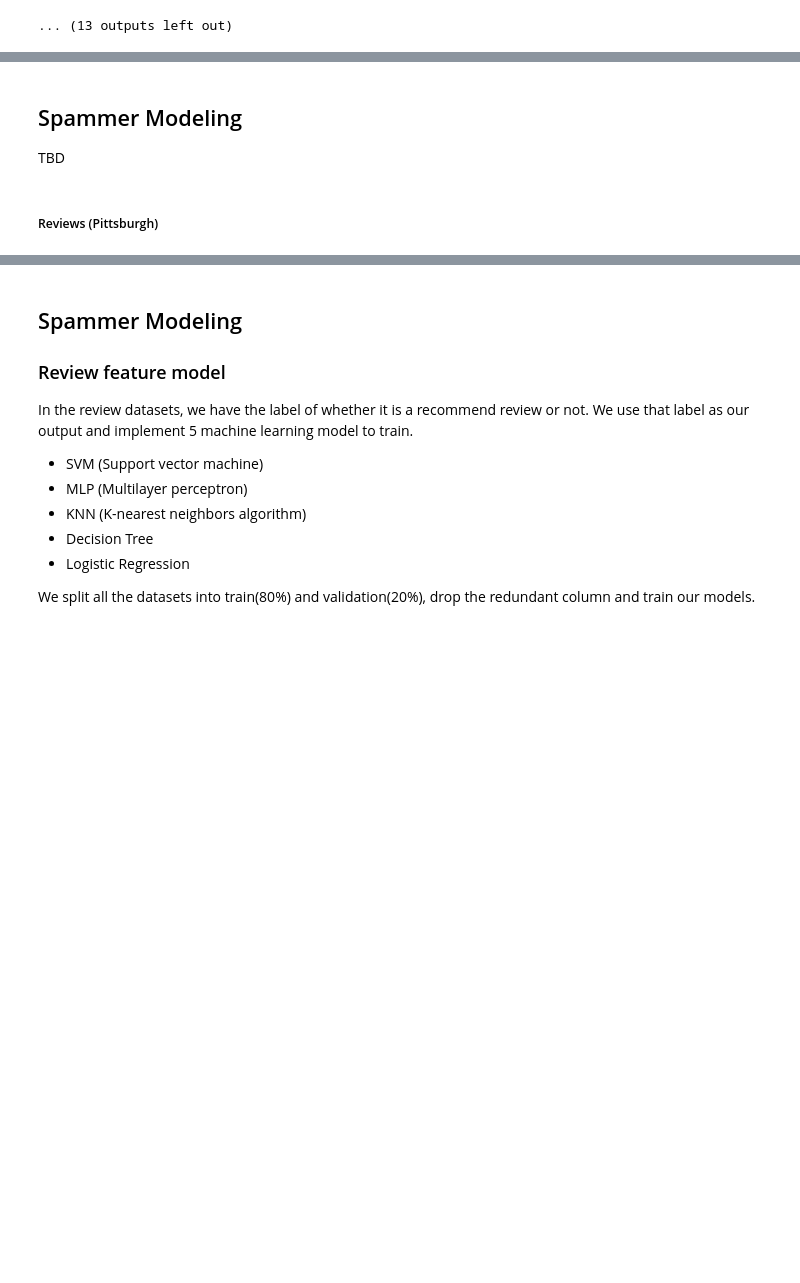
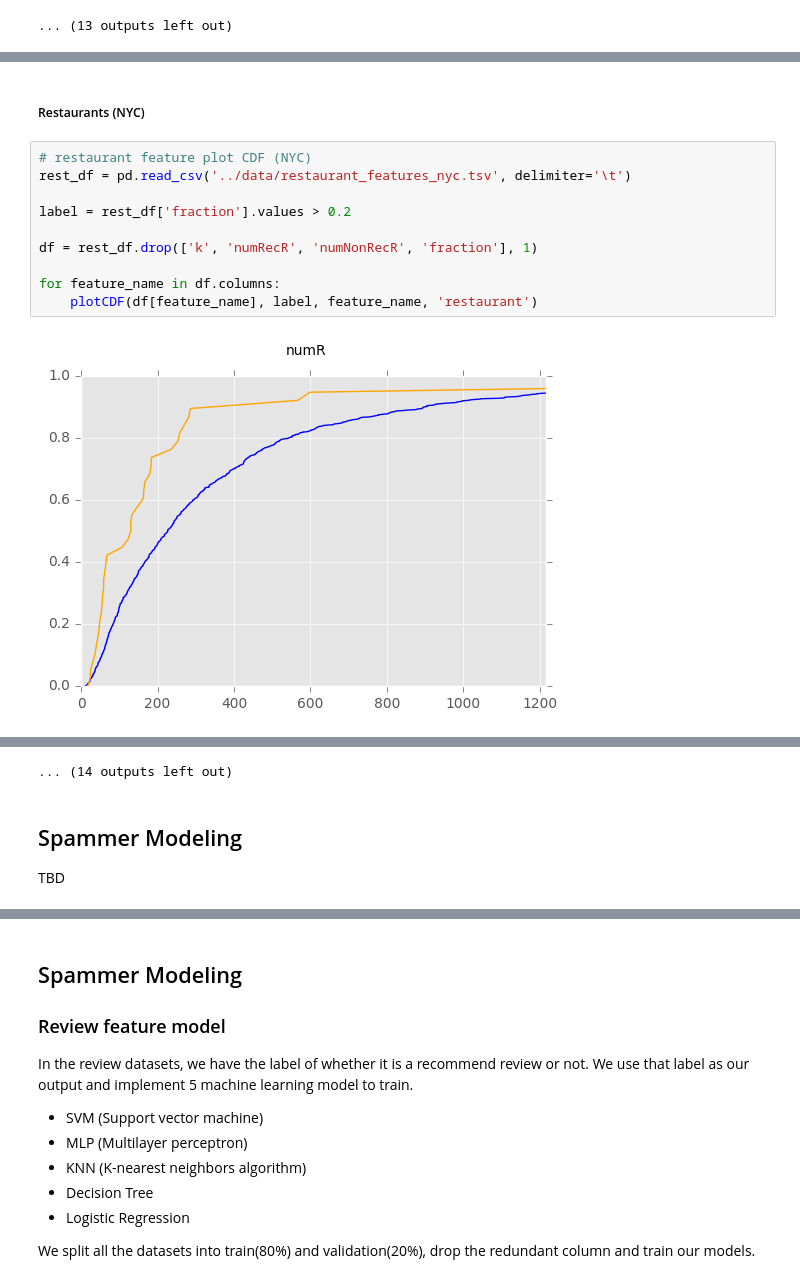
Before and after one commit to terry81811/biubiuPotify, a Jupyter notebook: notebook/yelpSpammer.ipynb, the cells around one changed output, grey strips where cells are left out. Cells and saved outputs as stored; diff of their text form; blank space fills up the shorter version.

```diff
--- a/notebook/yelpSpammer.ipynb
+++ b/notebook/yelpSpammer.ipynb
@@ -621,0 +675,14 @@ for feature_name in df.columns:
+# %% [markdown]
+##### Restaurants (NYC)
+# %%
+# restaurant feature plot CDF (NYC)
+rest_df = pd.read_csv('../data/restaurant_features_nyc.tsv', delimiter='\t')
+
+label = rest_df['fraction'].values > 0.2
+
+df = rest_df.drop(['k', 'numRecR', 'numNonRecR', 'fraction'], 1)
+
+for feature_name in df.columns:
+    plotCDF(df[feature_name], label, feature_name, 'restaurant')
+# %% [output]
+[figure, added]
@@ -622,5 +700,4 @@ for feature_name in df.columns:
+... (14 outputs left out)
 # %% [markdown]
 ## Spammer Modeling
 TBD
-# %% [markdown]
-##### Reviews (Pittsburgh)
```
Also changed, not shown: parts of 12 cells of this notebook, 3 other files.
